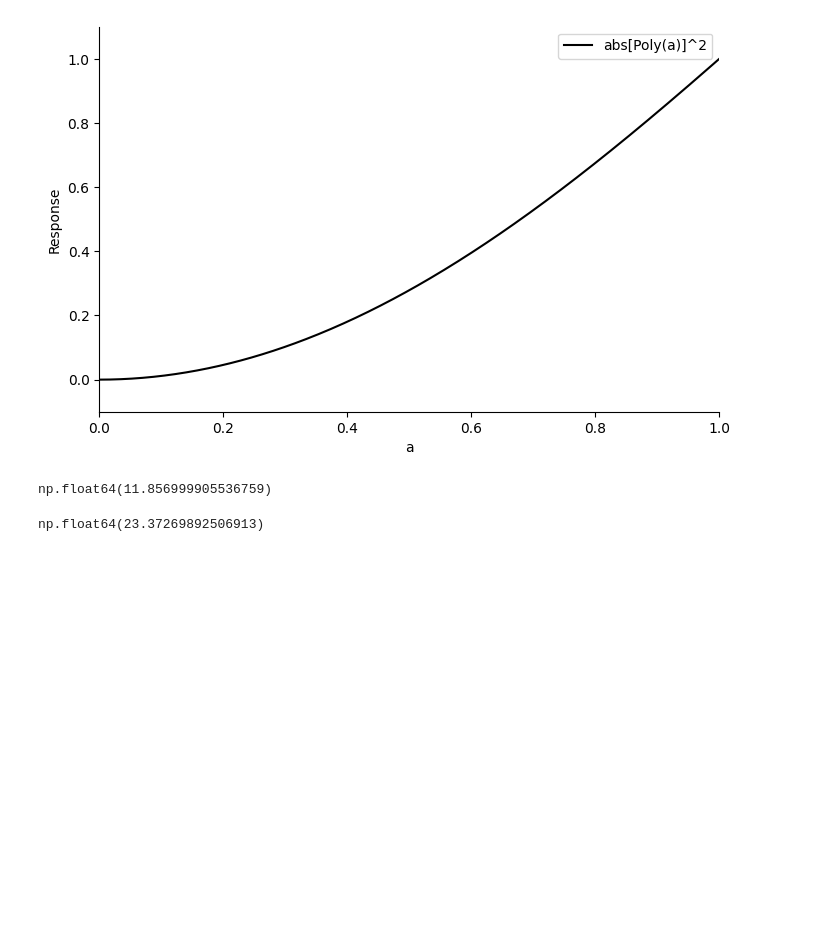
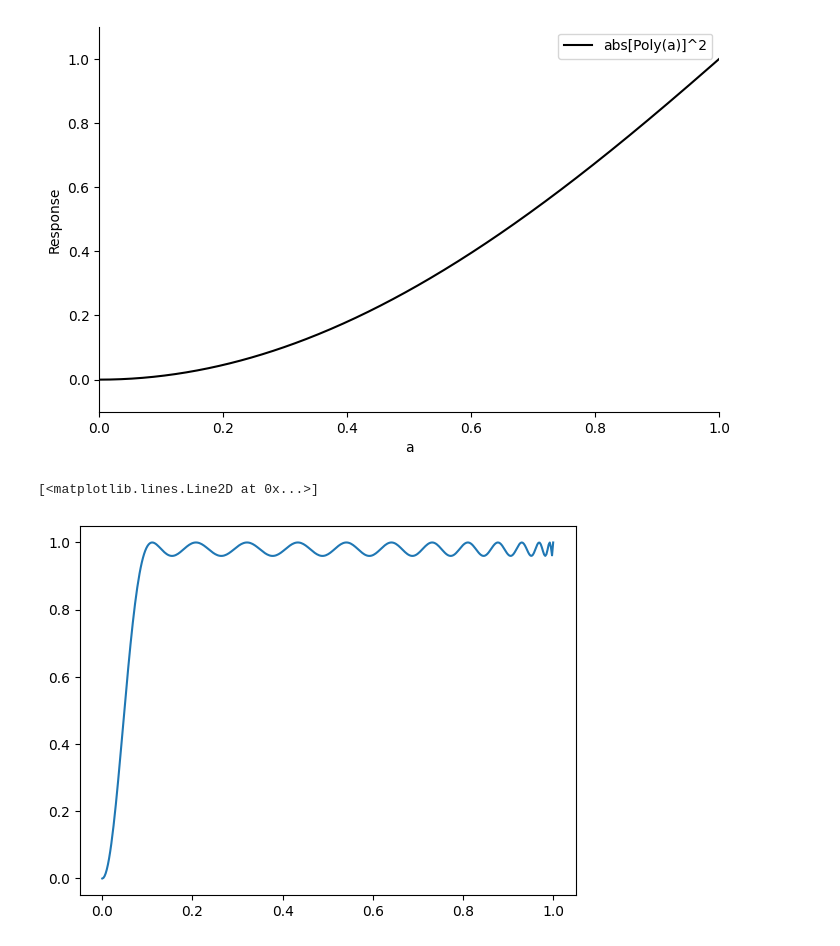
Before and after one commit to shrabian/quantum-research, a Jupyter notebook: fpsearch.ipynb, the cells around one changed output. Saved outputs shown, nothing was run; the diff lists cells and outputs as text; code cells hidden in the pictures; blank space fills up the shorter version.

```diff
--- a/fpsearch.ipynb
+++ b/fpsearch.ipynb
@@ -18,4 +18,46 @@ response.PlotQSPResponse(phis, plot_positive_only=True, plot_probability = True,
 [pyqsp.fixed_point_search] generating length 200 sequence in the Wx convention
 [phi_fp]: gamma=0.9999997504010151
 [figure]
+# %%
+def Rx_response(a, phases):
+    UPhi = np.array([[1, 0], [0, 1]])
+    U = np.array([[a, np.sqrt(1-a**2)],
+                [np.sqrt(1 - a**2), -a]])
+    for p in phases:
+        Pi = np.array([[np.exp(1j * p/2), 0], [0, np.exp(-1j*p/2)]])
+        UPhi = UPhi @ U @ Pi
+    UPhi = UPhi @ U
+    v = np.array([
+        [1],
+        [0]
+    ])
+    t = np.array([
+        [1],
+        [0]
+    ])
+    return t.T @ UPhi @ v
+# %%
+def amplify_phases(d, delta):
+    L = 2 * d + 1
+    kvec = np.arange(1, d + 1)
+    gamma = 1 / np.cosh((1 / L) * np.arccosh(1 / delta))
+    sg = np.sqrt(1 - gamma**2)
+    avec = -2 * np.arctan2(1, (np.tan(2 * np.pi * kvec / L) * sg))
+
+    bvec = avec[::-1]
+    phivec = np.zeros(2 * d)
+    for k in range(d):
+        phivec[2 * k] = avec[d - k - 1]
+        phivec[2 * k + 1] = bvec[d - k - 1]
+    return phivec
+# %%
+xs = np.linspace(0,1, 400)
+phi = amplify_phases(12, 0.2)
+responses = []
+for x in xs:
+    responses.append(np.absolute(Rx_response(x, phi)[0,0])**2)
+plt.plot(xs, responses)
+# %% [output]
+[<matplotlib.lines.Line2D at 0x...>]
+[figure, added]
 # %%
@@ -69,9 +74 @@ def Rx_response(a, phases):
-# %%
-np.log(2/0.3)/0.16
-# %% [output]
-np.float64(11.856999905536759)
-# %%
-np.arccosh(1/0.3)/np.arccosh(1/np.sqrt(1-0.08**2))
-# %% [output]
-np.float64(23.37269892506913)
 # %%
```
Also changed, not shown: parts of 9 cells of this notebook, 4 other files.
